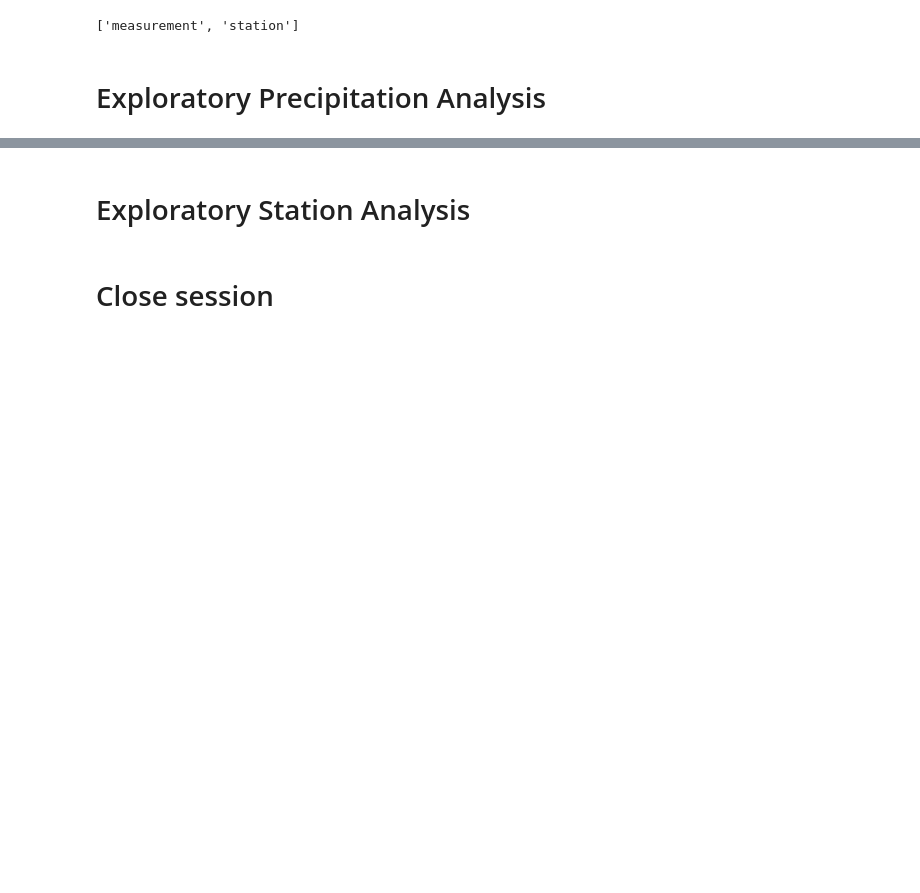
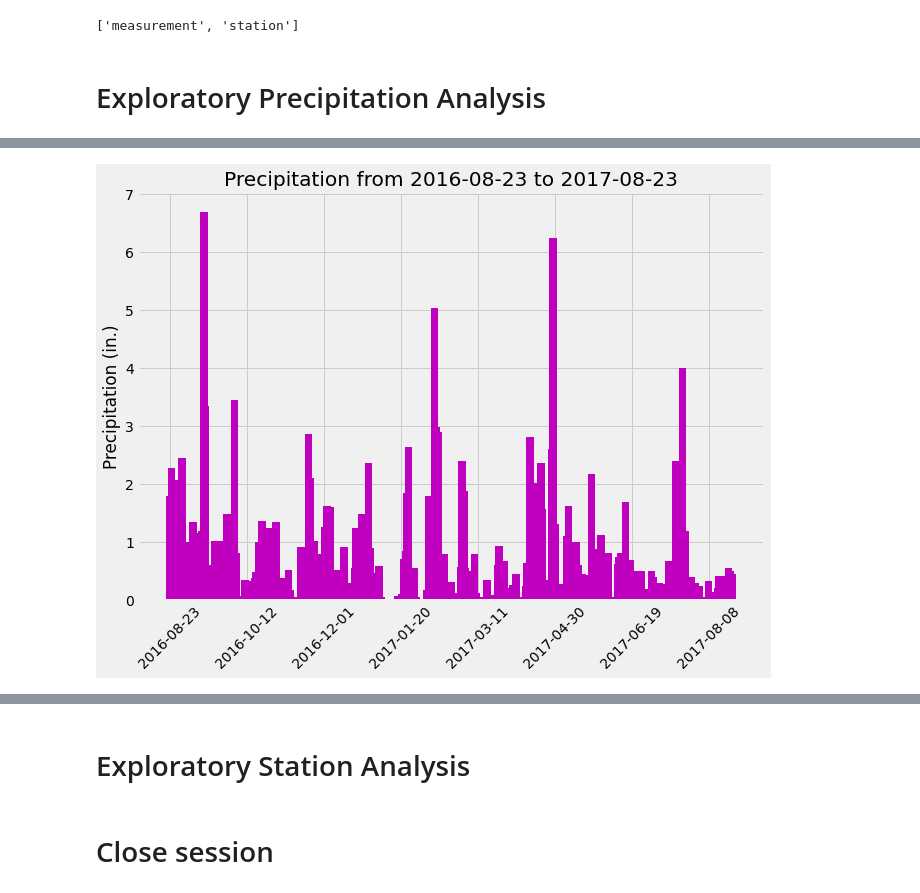
Before and after one commit to MaryColasanto/SQLAlchemy-Challenge, a Jupyter notebook: climate_starter.ipynb, the cells around one changed output, grey strips where cells are left out. Drawn from its saved outputs; the diff is of its cells as text; code cells hidden in the pictures; blank space fills up the shorter version.

Commit message:
Completed exploratory precipitation analysis

```diff
--- a/climate_starter.ipynb
+++ b/climate_starter.ipynb
@@ -46,17 +76,8 @@ session = Session(engine)
 # %%
 # Design a query to retrieve the last 12 months of precipitation data and plot the results.
 # Starting from the most recent data point in the database.
-
 # Calculate the date one year from the last date in data set.
 
-
-# Perform a query to retrieve the data and precipitation scores
-
-
-# Save the query results as a Pandas DataFrame and set the index to the date column
-
-
-# Sort the dataframe by date
-
-
-# Use Pandas Plotting with Matplotlib to plot the data
+recent_date = dt.datetime.strptime(recentdate[0], '%Y-%m-%d')
+rollingyear = dt.date(recent_date.year -1, recent_date.month, recent_date.day)
+print(f'The starting date for the last 12 months is {rollingyear}.')
@@ -62,0 +86,6 @@ session = Session(engine)
+# %%
+# Perform a query to retrieve the data and precipitation scores\
+
+columns = [Measurement.date, Measurement.prcp]
+query = session.query(*columns).filter(Measurement.date>= rollingyear).all()
+query
@@ -62,0 +110,7 @@ session = Session(engine)
+# %%
+# Save the query results as a Pandas DataFrame and set the index to the date column
+# Sort the dataframe by date
+
+precipitation = pd.DataFrame(query, columns=["Date", "Precipitation"]).dropna(how="any").sort_values(["Date"],
+                                                                            ascending=True).set_index("Date")
+precipitation
@@ -63,2 +132,19 @@ session = Session(engine)
+# %%
+# Use Pandas Plotting with Matplotlib to plot the data
+
+date = precipitation.index.tolist()
+precip = precipitation['Precipitation'].tolist()
+
+plt.figure(figsize=(10,7))
+plt.bar(date, precip, width=5, color="m")
+plt.tick_params(axis='x', which='both', bottom=False, top=False, labelbottom=True)
+major_ticks = np.arange(0,400,50)
+plt.xticks(major_ticks, rotation=45)
+plt.title(f"Precipitation from {rollingyear} to {recentdate[0]}")
+plt.ylabel("Precipitation (in.)")
+plt.grid(which='major', axis='both', linestyle='-')
+plt.show()
+# %% [output]
+[figure, added]
 # %%
 # Use Pandas to calcualte the summary statistics for the precipitation data
```
Also changed, not shown: parts of 7 cells of this notebook.
